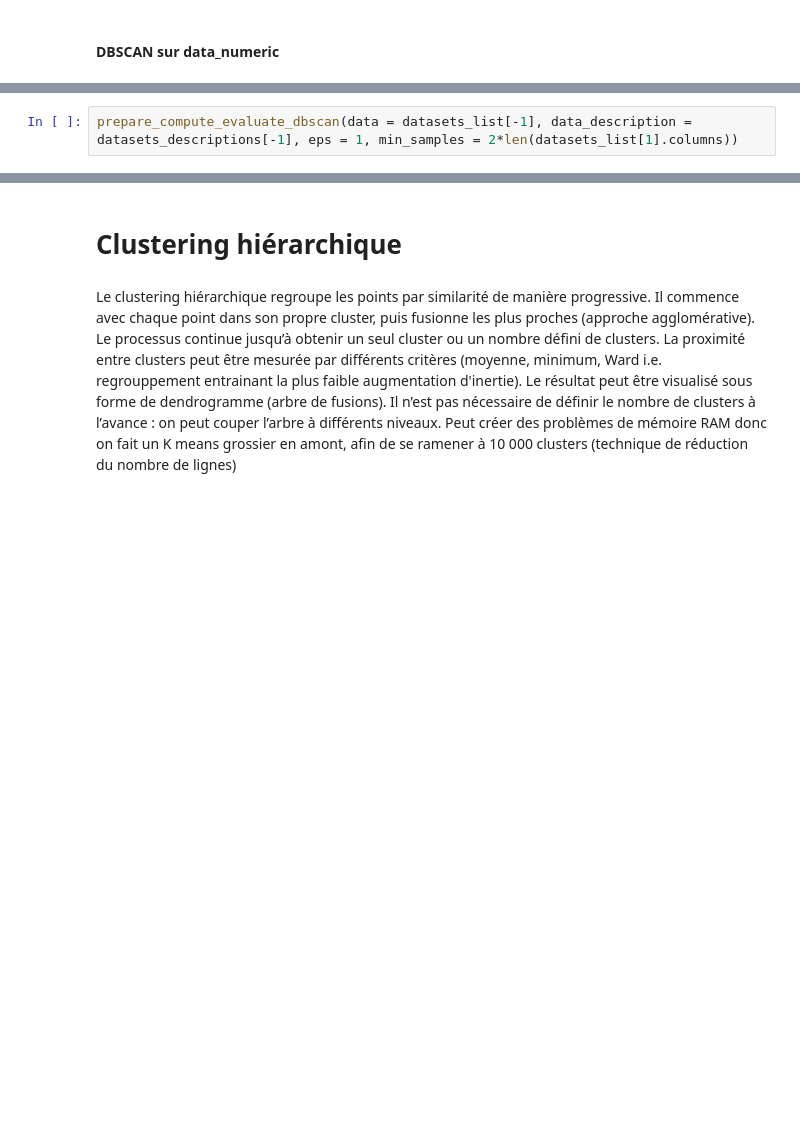
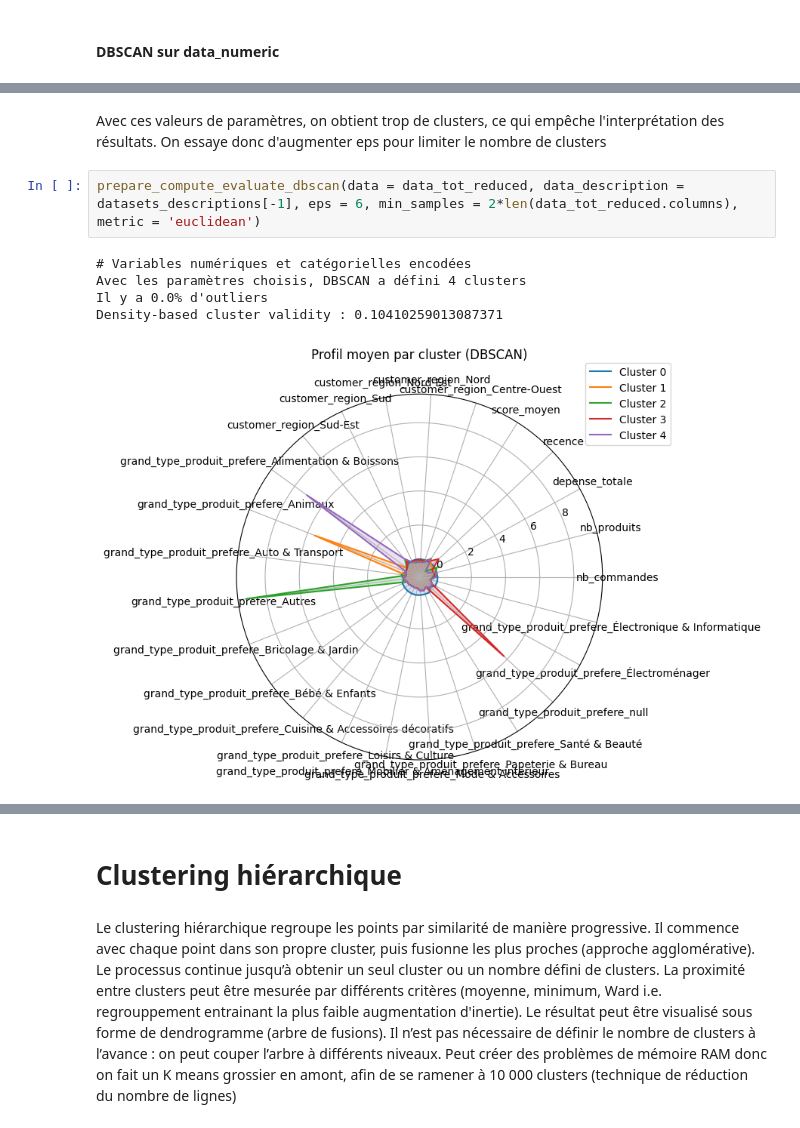
Before and after one commit to Manon-56/OC_P5, a Jupyter notebook: Olist_essais.ipynb, the cells around one changed output, grey strips where cells are left out. Drawn from its saved outputs; the diff is of its cells as text; blank space fills up the shorter version.

```diff
--- a/Olist_essais.ipynb
+++ b/Olist_essais.ipynb
@@ -448,2 +397,10 @@ prepare_compute_evaluate_dbscan(data = datasets_list[1], data_description = data
+# %% [markdown]
+Avec ces valeurs de paramètres, on obtient trop de clusters, ce qui empêche l'interprétation des résultats. On essaye donc d'augmenter eps pour limiter le nombre de clusters
 # %%
-prepare_compute_evaluate_dbscan(data = datasets_list[-1], data_description = datasets_descriptions[-1], eps = 1, min_samples = 2*len(datasets_list[1].columns))
+prepare_compute_evaluate_dbscan(data = data_tot_reduced, data_description = datasets_descriptions[-1], eps = 6, min_samples = 2*len(data_tot_reduced.columns), metric = 'euclidean')
+# %% [output]
+# Variables numériques et catégorielles encodées
+Avec les paramètres choisis, DBSCAN a défini 4 clusters
+Il y a 0.0% d'outliers
+Density-based cluster validity : 0.10410259013087371
+[figure, added]
```
Also changed, not shown: parts of 39 cells of this notebook, 3 other files.
